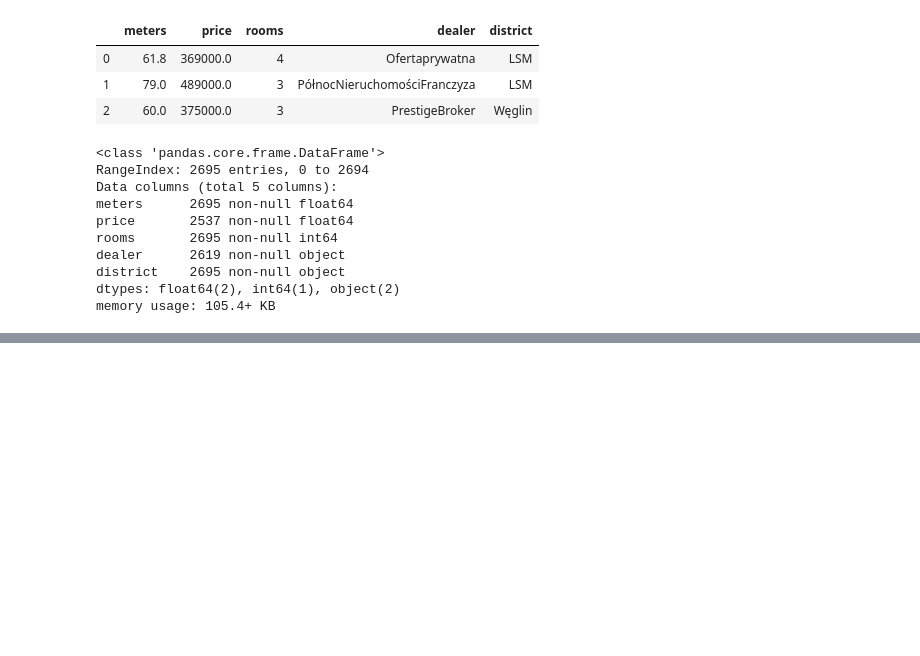
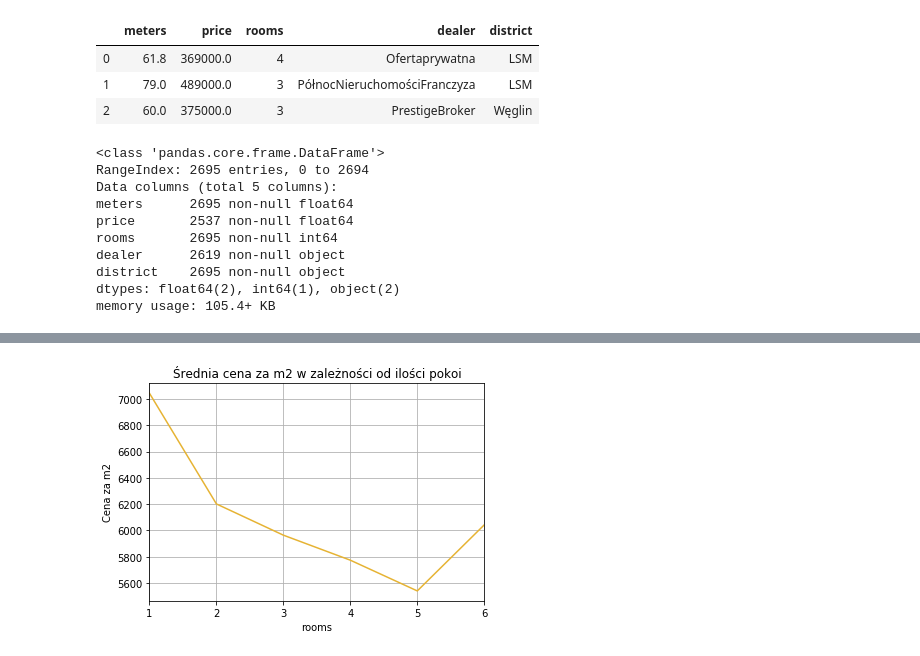
Before and after one commit to robertdigital/apartments_for_sale-analysis, a Jupyter notebook: main.ipynb, the cells around one changed output, grey strips where cells are left out. Drawn from its saved outputs; the diff is of its cells as text; code cells hidden in the pictures; blank space fills up the shorter version.

```diff
--- a/main.ipynb
+++ b/main.ipynb
@@ -66 +68,7 @@ Bazylianówka        26
 Name: district, dtype: int64
+# %%
+q = df["meters"].quantile(0.99)
+df = df[df["meters"] < q]
+# %%
+df["price_m2"] = round(df["price"] / df["meters"])
+df.head()
@@ -66,0 +82,10 @@ Name: district, dtype: int64
+# %%
+fig = plt.figure(1)
+plt.title("Średnia cena za m2 w zależności od ilości pokoi")
+plt.grid()
+plt.ylabel("Cena za m2")
+df["price_m2"].groupby(df["rooms"]).agg(np.mean).plot(color = (0.9,0.7,0.2))
+plt.grid(True)
+fig.savefig('avg_price_m2_rooms.pdf')
+# %% [output]
+[figure, added]
```
Also changed, not shown: parts of 5 cells of this notebook, 6 other files.
